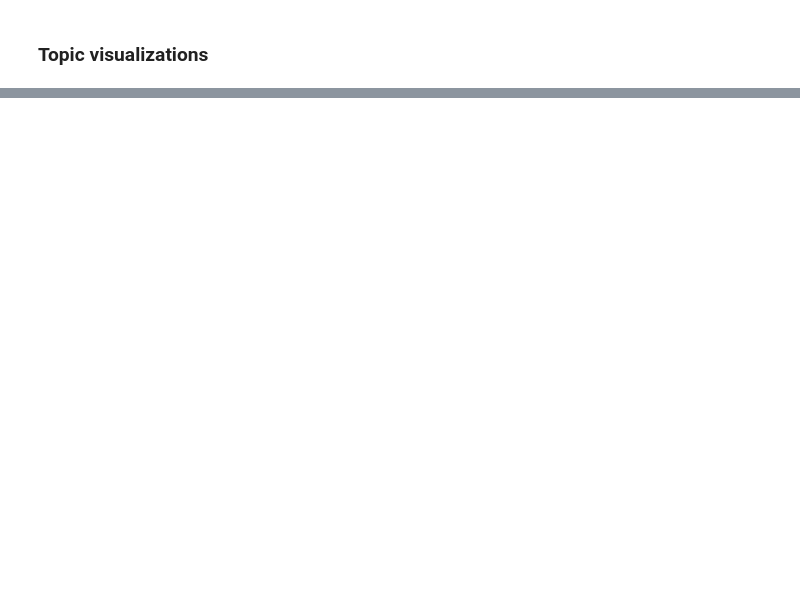
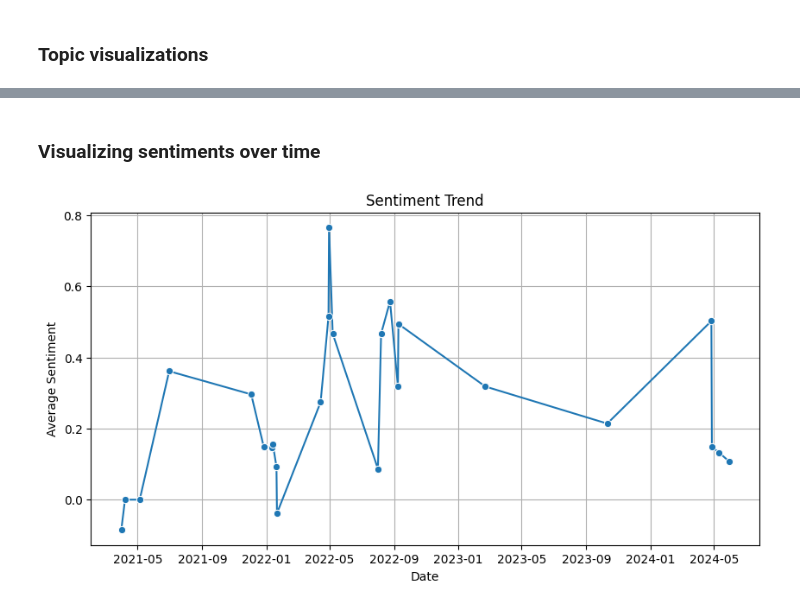
Before and after one commit to Sainithinkadarla/NLP_project, a Jupyter notebook: main.ipynb, the cells around one changed output, grey strips where cells are left out. Drawn from its saved outputs; the diff is of its cells as text; code cells hidden in the pictures; blank space fills up the shorter version.

Commit message:
finished visualizing daily sentiment trends

```diff
--- a/main.ipynb
+++ b/main.ipynb
@@ -722 +722,28 @@ Word Clouds for NMF:
 ... (36 outputs left out)
+# %% [markdown]
+### Visualizing sentiments over time
+# %%
+sid = SentimentIntensityAnalyzer()
+
+# Analyze sentiment
+def get_sentiment(text):
+    sentiment = sid.polarity_scores(text)
+    return sentiment['compound']
+
+data['sentiment_compound'] = data['Tokenized_mgs'].apply(get_sentiment)
+
+# Aggregate sentiment scores by date
+data["Date"] = pd.to_datetime(data['Date'])
+data['Date'] = data['Date'].dt.date
+daily_sentiment = data.groupby('Date')['sentiment_compound'].mean().reset_index()
+
+# Plot sentiment trends
+plt.figure(figsize=(10, 5))
+sns.lineplot(data=daily_sentiment, x='Date', y='sentiment_compound', marker='o')
+plt.title('Sentiment Trend')
+plt.xlabel('Date')
+plt.ylabel('Average Sentiment')
+plt.grid(True)
+plt.show()
+# %% [output]
+[figure, added]
```
Also changed, not shown: parts of 19 cells of this notebook, 1 other file.
